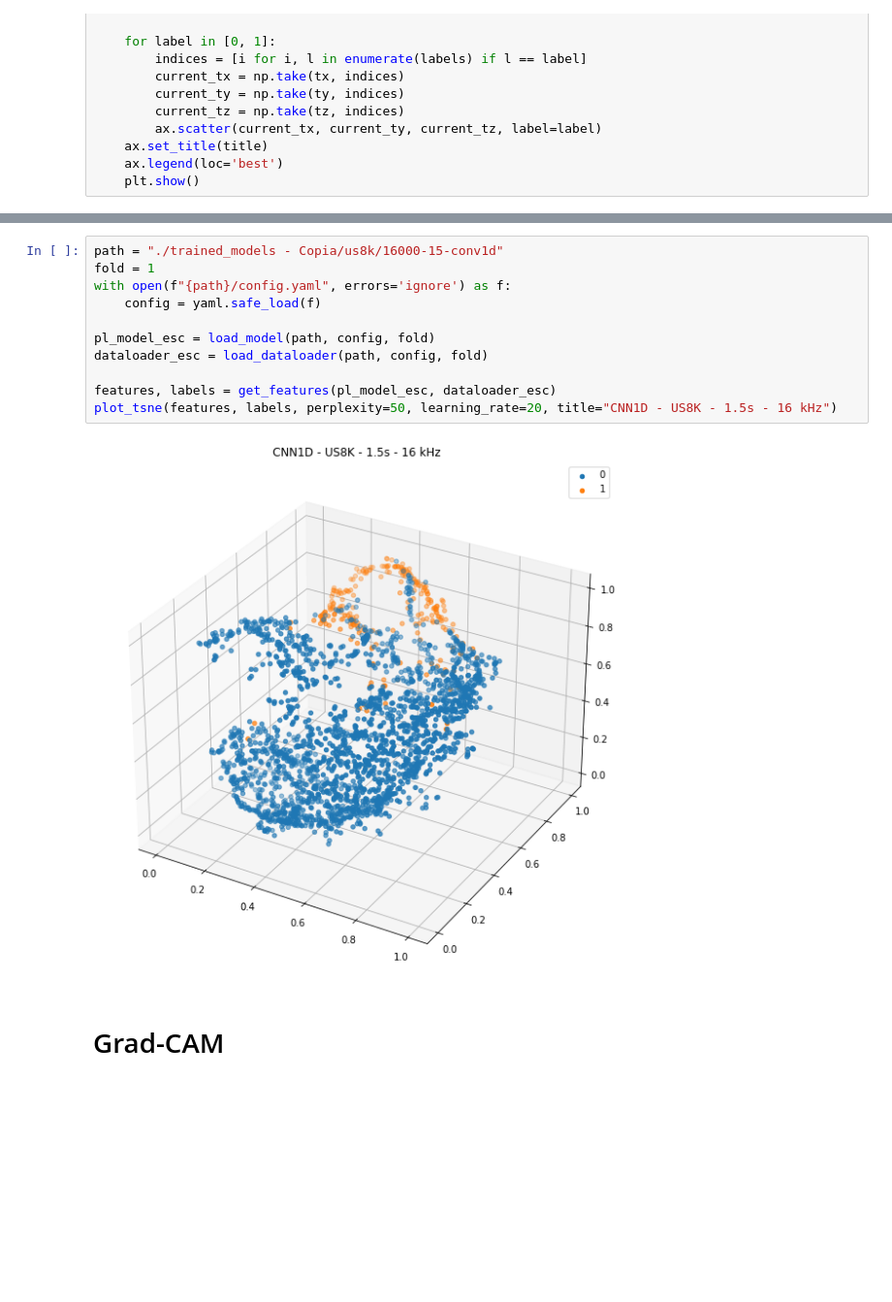
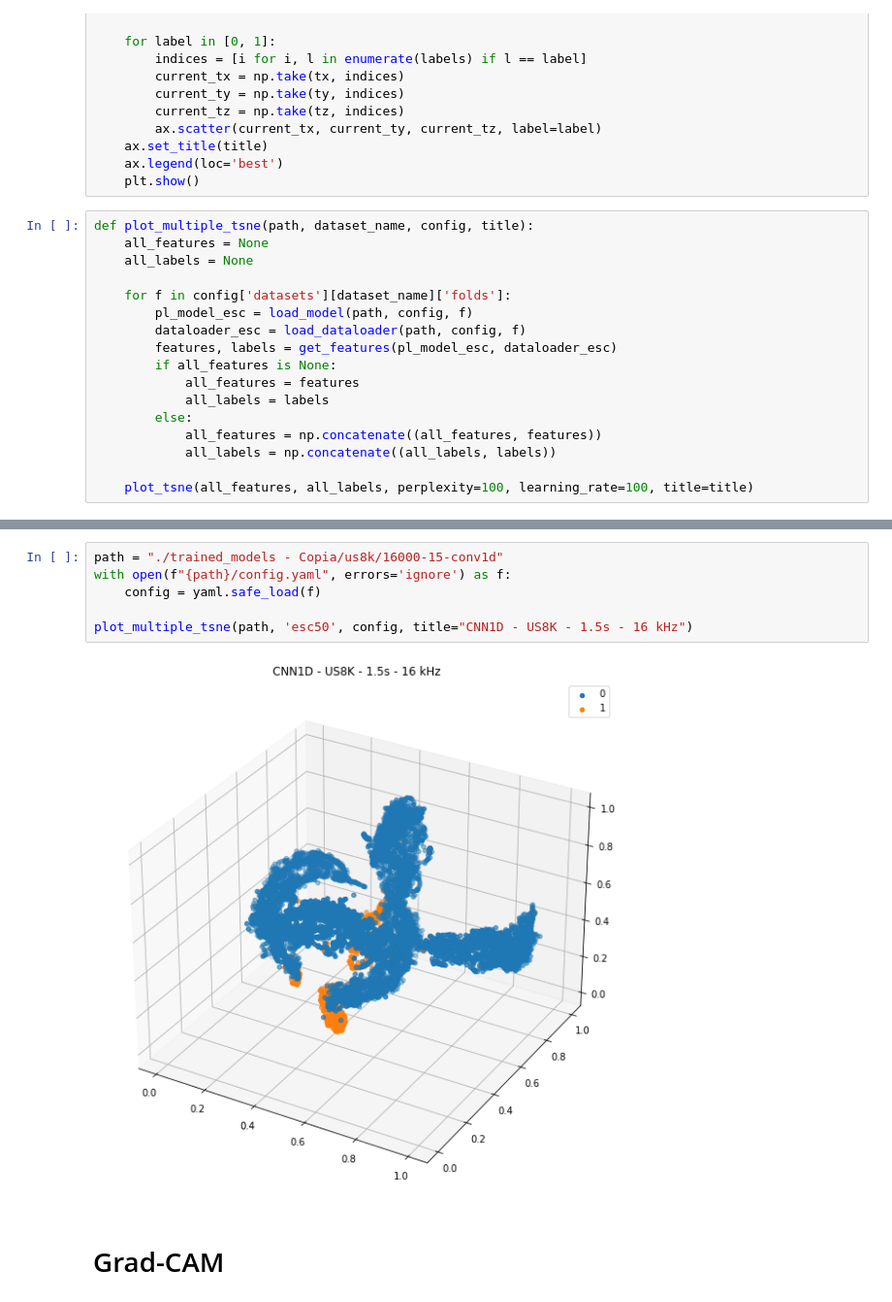
Before and after one commit to davifcs/acoustic_alert_detector, a Jupyter notebook: Explainability.ipynb, the cells around one changed output, grey strips where cells are left out. Shown: that part at 97% size. Cells and saved outputs as stored; diff of their text form; blank space fills up the shorter version.

```diff
--- a/Explainability.ipynb
+++ b/Explainability.ipynb
@@ -154,5 +153,22 @@ def plot_tsne(features, labels, perplexity, learning_rate, title):
     ax.set_title(title)
     ax.legend(loc='best')
     plt.show()
+# %%
+def plot_multiple_tsne(path, dataset_name, config, title):
+    all_features = None
+    all_labels = None
+
+    for f in config['datasets'][dataset_name]['folds']:
+        pl_model_esc = load_model(path, config, f)
+        dataloader_esc = load_dataloader(path, config, f)
+        features, labels = get_features(pl_model_esc, dataloader_esc)
+        if all_features is None:
+            all_features = features
+            all_labels = labels
+        else:
+            all_features = np.concatenate((all_features, features))
+            all_labels = np.concatenate((all_labels, labels))
+
+    plot_tsne(all_features, all_labels, perplexity=100, learning_rate=100, title=title)
 # %%
 path = "./trained_models - Copia/esc50/16000-15-mel32"
@@ -196,16 +197,11 @@ plot_tsne(features, labels, perplexity=20, learning_rate=20, title="CNN1D - ESC5
 # %%
 path = "./trained_models - Copia/us8k/16000-15-conv1d"
-fold = 1
 with open(f"{path}/config.yaml", errors='ignore') as f:
     config = yaml.safe_load(f)
 
-pl_model_esc = load_model(path, config, fold)
-dataloader_esc = load_dataloader(path, config, fold)
-
-features, labels = get_features(pl_model_esc, dataloader_esc)
-plot_tsne(features, labels, perplexity=50, learning_rate=20, title="CNN1D - US8K - 1.5s - 16 kHz")
+plot_multiple_tsne(path, 'esc50', config, title="CNN1D - US8K - 1.5s - 16 kHz")
 # %% [output]
-[figure, old version]
+[figure, new version]
 # %% [markdown]
 # Grad-CAM
 # %%
```
Also changed, not shown: parts of 41 cells of this notebook.
